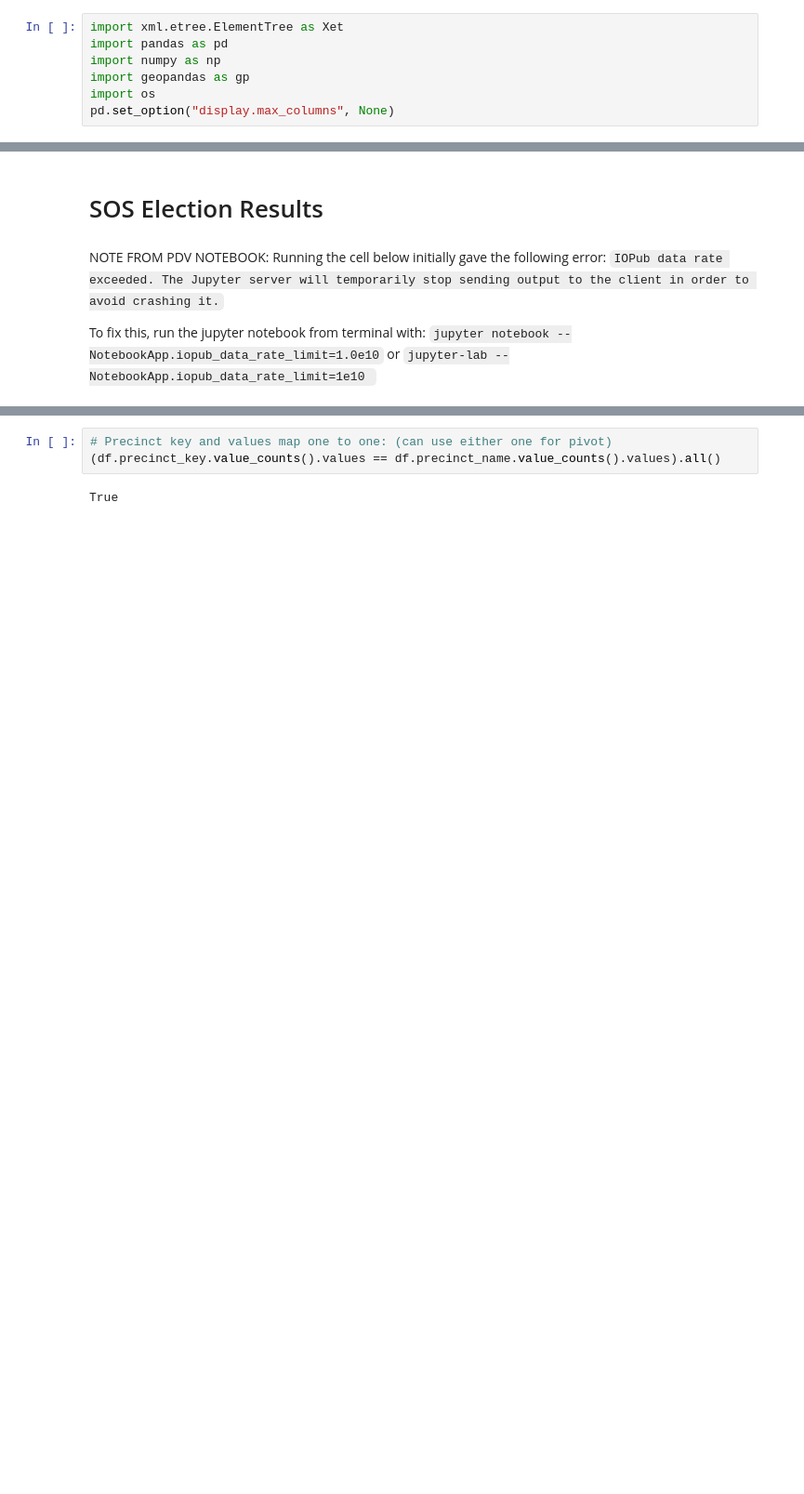
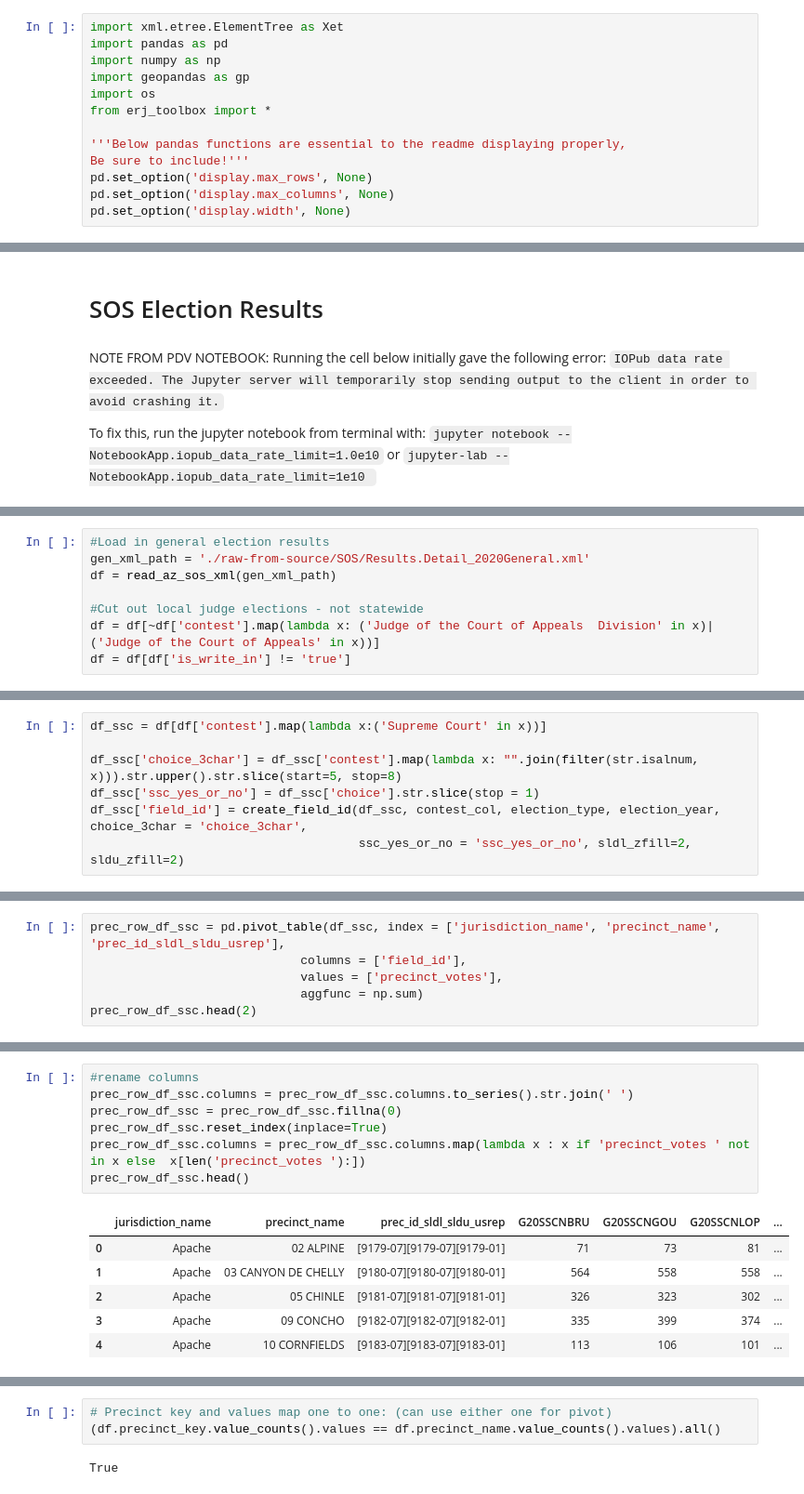
Before and after one commit to nonpartisan-redistricting-datahub/erj-az, a Jupyter notebook: vest-rdh-az-2020-gen.ipynb, the cells around one changed output, grey strips where cells are left out. Shown: that part at 93% size. Saved outputs shown, nothing was run; the diff lists cells and outputs as text; blank space fills up the shorter version.

```diff
--- a/vest-rdh-az-2020-gen.ipynb
+++ b/vest-rdh-az-2020-gen.ipynb
@@ -33,7 +33,13 @@ import pandas as pd
 import numpy as np
 import geopandas as gp
 import os
-pd.set_option("display.max_columns", None)
+from erj_toolbox import *
+
+'''Below pandas functions are essential to the readme displaying properly,
+Be sure to include!'''
+pd.set_option('display.max_rows', None)
+pd.set_option('display.max_columns', None)
+pd.set_option('display.width', None)
 # %% [markdown]
 # VEST Precinct Shapefile
 # %% [markdown]
@@ -107 +117,9 @@ df = df[~df['contest'].map(lambda x: ('Judge of the Court of Appeals  Division'
+# %%
+#Load in general election results
+gen_xml_path = './raw-from-source/SOS/Results.Detail_2020General.xml'
+df = read_az_sos_xml(gen_xml_path)
+
+#Cut out local judge elections - not statewide
+df = df[~df['contest'].map(lambda x: ('Judge of the Court of Appeals  Division' in x)|('Judge of the Court of Appeals' in x))]
+df = df[df['is_write_in'] != 'true']
 # %% [markdown]
@@ -264,0 +180,7 @@ True
+# %%
+df_ssc = df[df['contest'].map(lambda x:('Supreme Court' in x))]
+
+df_ssc['choice_3char'] = df_ssc['contest'].map(lambda x: "".join(filter(str.isalnum, x))).str.upper().str.slice(start=5, stop=8)
+df_ssc['ssc_yes_or_no'] = df_ssc['choice'].str.slice(stop = 1)
+df_ssc['field_id'] = create_field_id(df_ssc, contest_col, election_type, election_year, choice_3char = 'choice_3char',
+                                     ssc_yes_or_no = 'ssc_yes_or_no', sldl_zfill=2, sldu_zfill=2)
@@ -264,0 +241,6 @@ True
+# %%
+prec_row_df_ssc = pd.pivot_table(df_ssc, index = ['jurisdiction_name', 'precinct_name', 'prec_id_sldl_sldu_usrep'],
+                             columns = ['field_id'],
+                             values = ['precinct_votes'],
+                             aggfunc = np.sum)
+prec_row_df_ssc.head(2)
@@ -264,0 +253,14 @@ True
+# %%
+#rename columns
+prec_row_df_ssc.columns = prec_row_df_ssc.columns.to_series().str.join(' ')
+prec_row_df_ssc = prec_row_df_ssc.fillna(0)
+prec_row_df_ssc.reset_index(inplace=True)
+prec_row_df_ssc.columns = prec_row_df_ssc.columns.map(lambda x : x if 'precinct_votes ' not in x else  x[len('precinct_votes '):])
+prec_row_df_ssc.head()
+# %% [output]
+|  | jurisdiction_name | precinct_name | prec_id_sldl_sldu_usrep | G20SSCNBRU | G20SSCNGOU | G20SSCNLOP | ... |
+| 0 | Apache | 02 ALPINE | [9179-07][9179-07][9179-01] | 71 | 73 | 81 | ... |
+| 1 | Apache | 03 CANYON DE CHELLY | [9180-07][9180-07][9180-01] | 564 | 558 | 558 | ... |
+| 2 | Apache | 05 CHINLE | [9181-07][9181-07][9181-01] | 326 | 323 | 302 | ... |
+| 3 | Apache | 09 CONCHO | [9182-07][9182-07][9182-01] | 335 | 399 | 374 | ... |
+| 4 | Apache | 10 CORNFIELDS | [9183-07][9183-07][9183-01] | 113 | 106 | 101 | ... |
```
Also changed, not shown: parts of 83 cells of this notebook, 1 other file.
